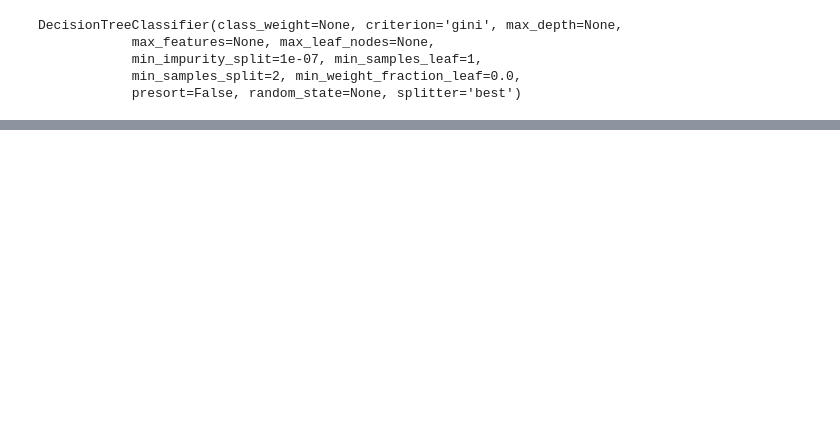
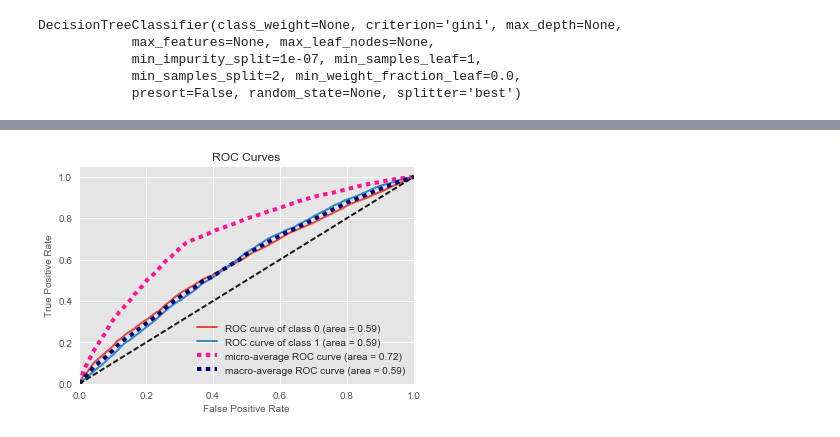
Before and after one commit to matanefron/data-sets, a Jupyter notebook: Recidivism Project.ipynb, the cells around one changed output, grey strips where cells are left out. Cells and saved outputs as stored; diff of their text form; code cells hidden in the pictures; blank space fills up the shorter version.

```diff
--- a/Recidivism Project.ipynb
+++ b/Recidivism Project.ipynb
@@ -268,5 +277,3 @@ DecisionTreeClassifier(class_weight=None, criterion='gini', max_depth=None,
             min_impurity_split=1e-07, min_samples_leaf=1,
             min_samples_split=2, min_weight_fraction_leaf=0.0,
             presort=False, random_state=None, splitter='best')
-# %%
-model = knn.fit(trainX, trainY)
@@ -274,0 +290,13 @@ ValueError: could not convert string to float: Discharged – End of Sentence
+# %%
+%matplotlib inline
+
+# This is all that's needed for scikit-plot
+import matplotlib.pyplot as plt
+from scikitplot import classifier_factory
+
+classifier_factory(model)
+
+model.plot_roc_curve(X.as_matrix(), y, random_state=2)
+plt.show()
+# %% [output]
+[figure, added]
```
Also changed, not shown: parts of 5 cells of this notebook.
